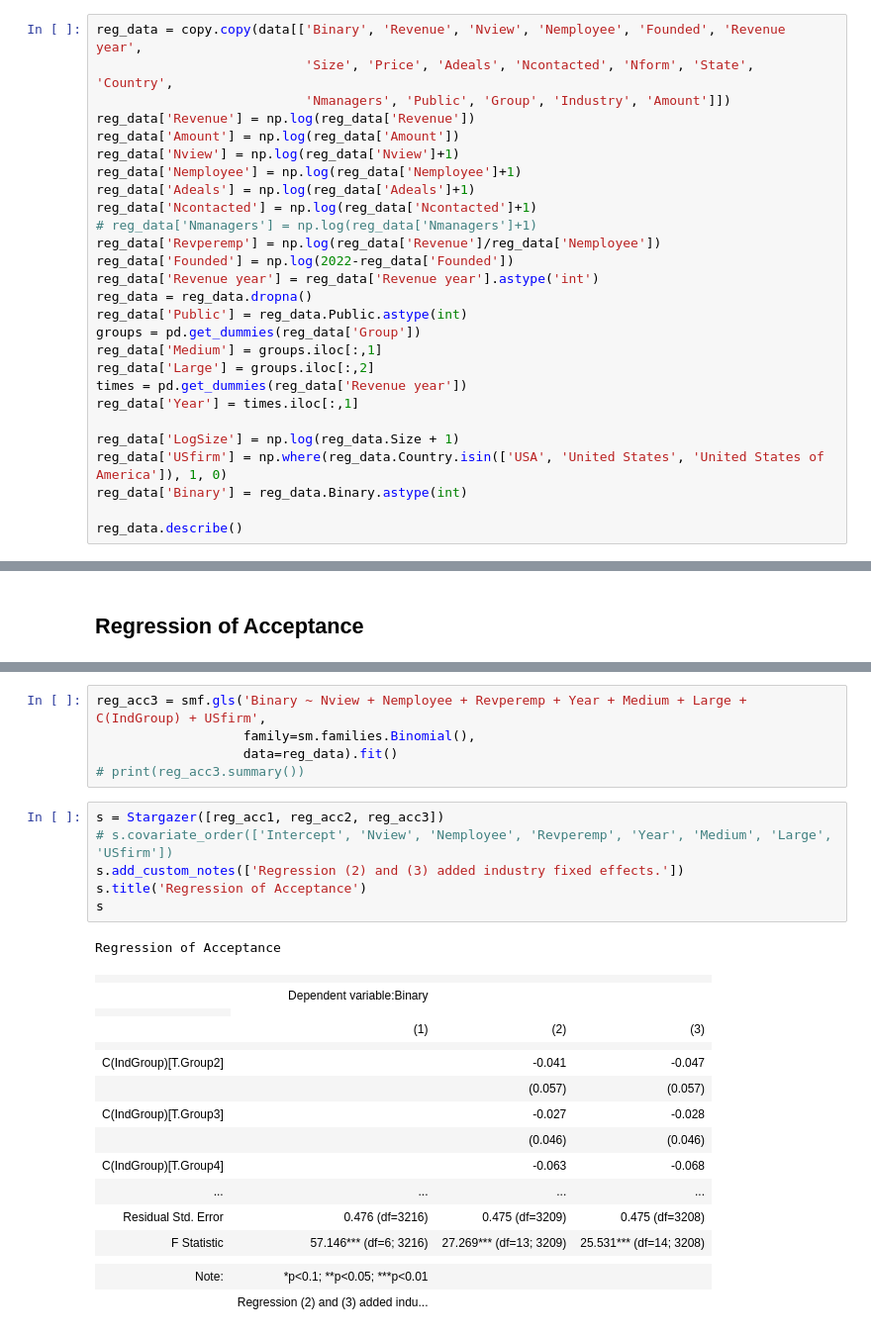
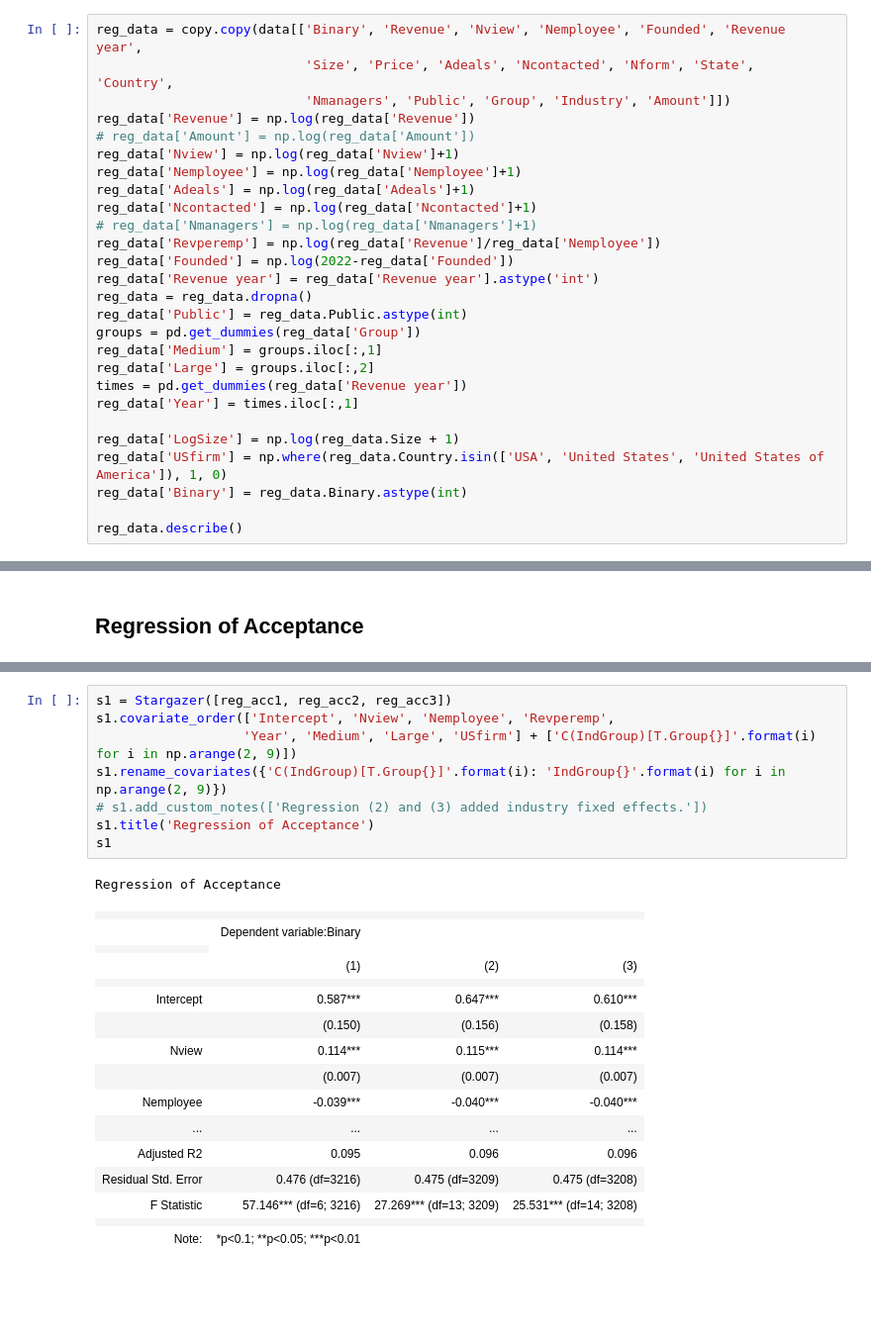
Before and after one commit to wanxii/nonlinear-pricing, a Jupyter notebook: regression.ipynb, the cells around one changed output, grey strips where cells are left out. Shown: that part at 99% size. Cells and saved outputs as stored; diff of their text form; blank space fills up the shorter version.

```diff
--- a/regression.ipynb
+++ b/regression.ipynb
@@ -579,7 +576,7 @@ reg_data = copy.copy(data[['Binary', 'Revenue', 'Nview', 'Nemployee', 'Founded',
                            'Size', 'Price', 'Adeals', 'Ncontacted', 'Nform', 'State', 'Country',
                            'Nmanagers', 'Public', 'Group', 'Industry', 'Amount']])
 reg_data['Revenue'] = np.log(reg_data['Revenue'])
-reg_data['Amount'] = np.log(reg_data['Amount'])
+# reg_data['Amount'] = np.log(reg_data['Amount'])
 reg_data['Nview'] = np.log(reg_data['Nview']+1)
 reg_data['Nemployee'] = np.log(reg_data['Nemployee']+1)
 reg_data['Adeals'] = np.log(reg_data['Adeals']+1)
@@ -780,30 +785,27 @@ reg_acc2 = smf.gls('Binary ~ Nview + Nemployee + Revperemp + Year + Medium + Lar
-# %%
-reg_acc3 = smf.gls('Binary ~ Nview + Nemployee + Revperemp + Year + Medium + Large + C(IndGroup) + USfirm',
-                   family=sm.families.Binomial(),
-                   data=reg_data).fit()
-# print(reg_acc3.summary())
 # %%
-s = Stargazer([reg_acc1, reg_acc2, reg_acc3])
-# s.covariate_order(['Intercept', 'Nview', 'Nemployee', 'Revperemp', 'Year', 'Medium', 'Large', 'USfirm'])
-s.add_custom_notes(['Regression (2) and (3) added industry fixed effects.'])
-s.title('Regression of Acceptance')
-s
+s1 = Stargazer([reg_acc1, reg_acc2, reg_acc3])
+s1.covariate_order(['Intercept', 'Nview', 'Nemployee', 'Revperemp',
+                   'Year', 'Medium', 'Large', 'USfirm'] + ['C(IndGroup)[T.Group{}]'.format(i) for i in np.arange(2, 9)])
+s1.rename_covariates({'C(IndGroup)[T.Group{}]'.format(i): 'IndGroup{}'.format(i) for i in np.arange(2, 9)})
+# s1.add_custom_notes(['Regression (2) and (3) added industry fixed effects.'])
+s1.title('Regression of Acceptance')
+s1
 # %% [output]
 Regression of Acceptance
 |  |  |  |  |
 |  | Dependent variable:Binary |  |  |
 |  |
 |  | (1) | (2) | (3) |
 |  |  |  |  |
-| C(IndGroup)[T.Group2] |  | -0.041 | -0.047 |
-|  |  | (0.057) | (0.057) |
-| C(IndGroup)[T.Group3] |  | -0.027 | -0.028 |
-|  |  | (0.046) | (0.046) |
-| C(IndGroup)[T.Group4] |  | -0.063 | -0.068 |
+| Intercept | 0.587*** | 0.647*** | 0.610*** |
+|  | (0.150) | (0.156) | (0.158) |
+| Nview | 0.114*** | 0.115*** | 0.114*** |
+|  | (0.007) | (0.007) | (0.007) |
+| Nemployee | -0.039*** | -0.040*** | -0.040*** |
 | ... | ... | ... | ... |
+| Adjusted R2 | 0.095 | 0.096 | 0.096 |
 | Residual Std. Error | 0.476 (df=3216) | 0.475 (df=3209) | 0.475 (df=3208) |
 | F Statistic | 57.146*** (df=6; 3216) | 27.269*** (df=13; 3209) | 25.531*** (df=14; 3208) |
 |  |  |  |  |
 | Note: | *p<0.1; **p<0.05; ***p<0.01 |  |  |
-|  | Regression (2) and (3) added indu... |  |  |
 # %%
```
Also changed, not shown: parts of 21 cells of this notebook.
